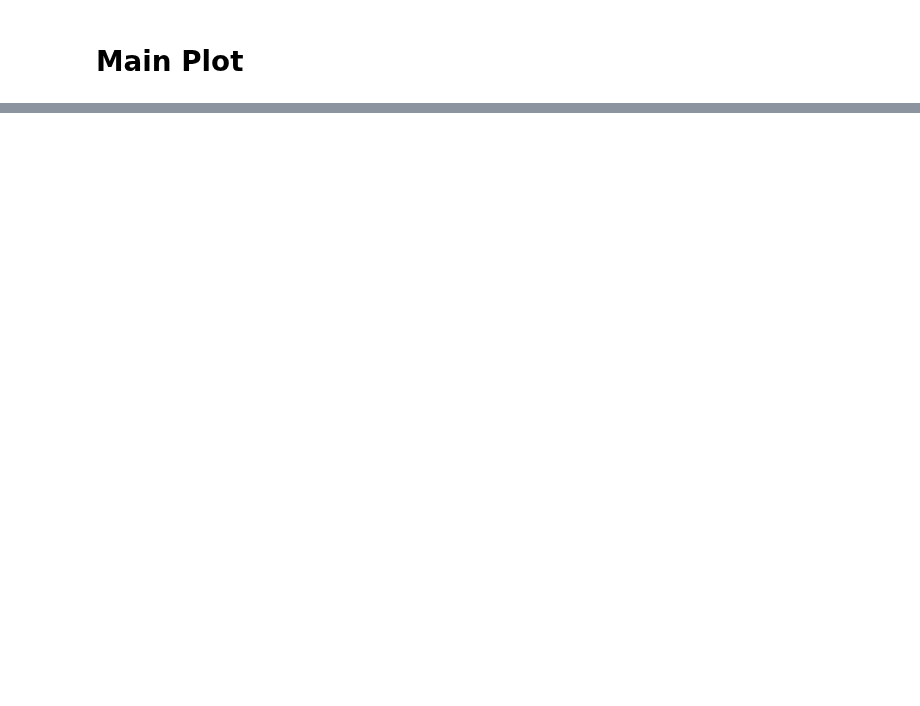
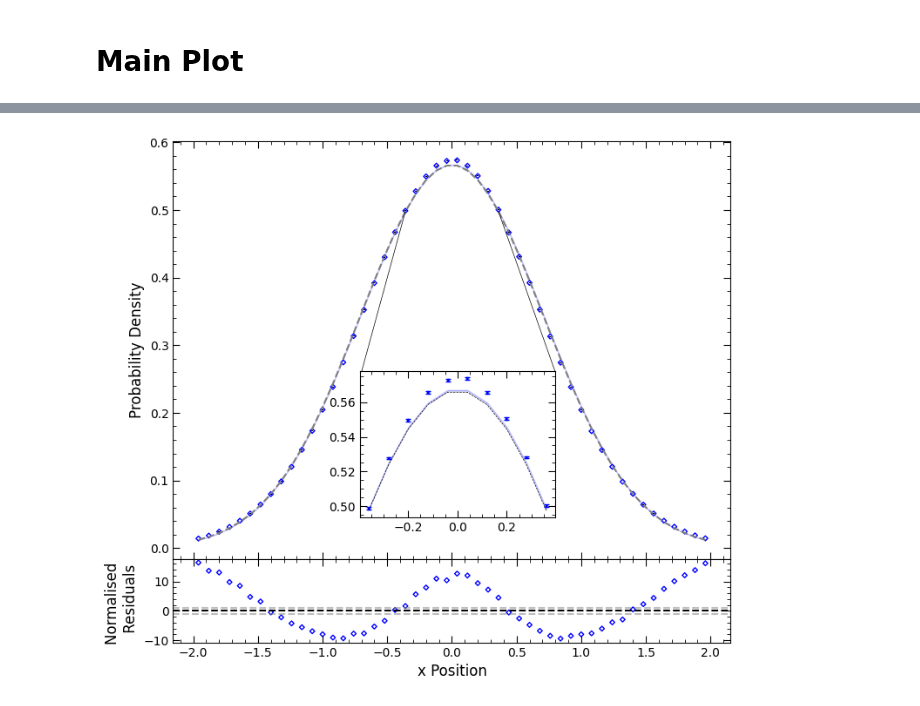
Before and after one commit to Sebastian426/Sebastian_Sloan_Computational_Physics, a Jupyter notebook: Results Figures.ipynb, the cells around one changed output, grey strips where cells are left out. Cells and saved outputs as stored; diff of their text form; code cells hidden in the pictures; blank space fills up the shorter version.

```diff
--- a/Results Figures.ipynb
+++ b/Results Figures.ipynb
@@ -718,3 +773,67 @@ plt.show()
+# %%
+#plot for metropolis
+
+laptop_savepath_main_results_metropolis = r"C:\Users\sebas\Documents\Durham Work\Year 3\Comp Phys\main_results_metropolis.svg"
+pc_savepath_main_results_metropolis = r"C:\Users\User\Documents\Durham Work\Year 3\CompPhys\main_results_metropolis.svg"
+
+fig = plt.figure(1)
+
+#main plot 2
+plt2 = fig.add_axes([0,0,1,1])
+
+
+plt.minorticks_on()
+plt.tick_params(which = 'major', length = 6, bottom = True, top = True, left = True, right = True, direction = 'in')
+plt.tick_params(which = 'minor', length = 3, bottom = True, top = True, left = True, right = True, direction = 'in')
+
+plt.plot(x_binned, pdf_analytic_binned, linestyle = "--", color = "grey", label = "Theoretical")
+
+plt.scatter(x_binned, pdf_binned_metrop, marker = "D", s = 8,color = "blue", facecolor = "none", label = "Metropolis")
+plt.errorbar(x_binned, pdf_binned_metrop, yerr= pdf_binned_metrop_err, linestyle = "none", color = "black")
+plt.fill_between(x_binned, y_max_metrop_binned, y_min_metrop_binned, color = "blue", alpha = 0.2)
+
+plt.ylabel("Probability Density", fontsize=12)
+
+
+#Inset
+start_index = 20
+end_index = 30
+plt.plot([x_binned[start_index],-0.7],[pdf_analytic_binned[start_index], 0.26], color = 'black', linewidth = 0.5) #left line
+plt.plot([x_binned[end_index-1],0.8],[pdf_analytic_binned[end_index-1], 0.26], color = 'black', linewidth = 0.5) #right line
+
+inset = fig.add_axes([0.335, 0.1, 0.35, 0.35])
+
+inset.errorbar(x_binned[start_index:end_index], pdf_binned_metrop[start_index:end_index],yerr = pdf_binned_metrop_err[start_index:end_index], color = "blue", linestyle ='none', capsize = 2) #error bars
+inset.plot(x_binned[start_index:end_index],pdf_analytic_binned[start_index:end_index], color = 'black',linestyle = "--", linewidth = 0.5) #analytic
+inset.scatter(x_binned[start_index:end_index], pdf_binned_metrop[start_index:end_index], s=3) #data
+
+inset.fill_between(x_binned[start_index:end_index],y_min_metrop_binned[start_index:end_index], y_max_metrop_binned[start_index:end_index], color = "blue", alpha = 0.2) #se ribbon
+
+inset.minorticks_on()
+inset.tick_params(which = 'major', length = 6, bottom = True, top = True, left = True, right = True, direction = 'in')
+inset.tick_params(which = 'minor', length = 3, bottom = True, top = True, left = True, right = True, direction = 'in')
+
+
+#residual plot 2
+rp2 = fig.add_axes(([0,-0.2,1,0.2]))
+
+plt.minorticks_on()
+plt.tick_params(which = 'major', length = 6, bottom = True, top = True, left = True, right = True, direction = 'in')
+plt.tick_params(which = 'minor', length = 3, bottom = True, top = True, left = True, right = True, direction = 'in')
+
+rp2.axhline(0, color = 'black', linestyle = '--')
+rp2.axhline(1, color = 'grey', linestyle = '--',alpha = 0.5)
+rp2.axhline(-1, color = 'grey', linestyle = '--',alpha = 0.5)
+
+plt.scatter(x_binned, binned_metropolis_residuals_normalised, marker = "D", s = 8,color = "blue", facecolor = "none")
+
+plt.xlabel("x Position", fontsize=12)
+plt.ylabel("Normalised \n Residuals",fontsize=12)
+
+plt.savefig(pc_savepath_main_results_metropolis, bbox_inches = 'tight')
+plt.show()
+# %% [output]
+[figure, added]
 # %%
 # lag plots
 
```
Also changed, not shown: parts of 15 cells of this notebook, 1 other file.
